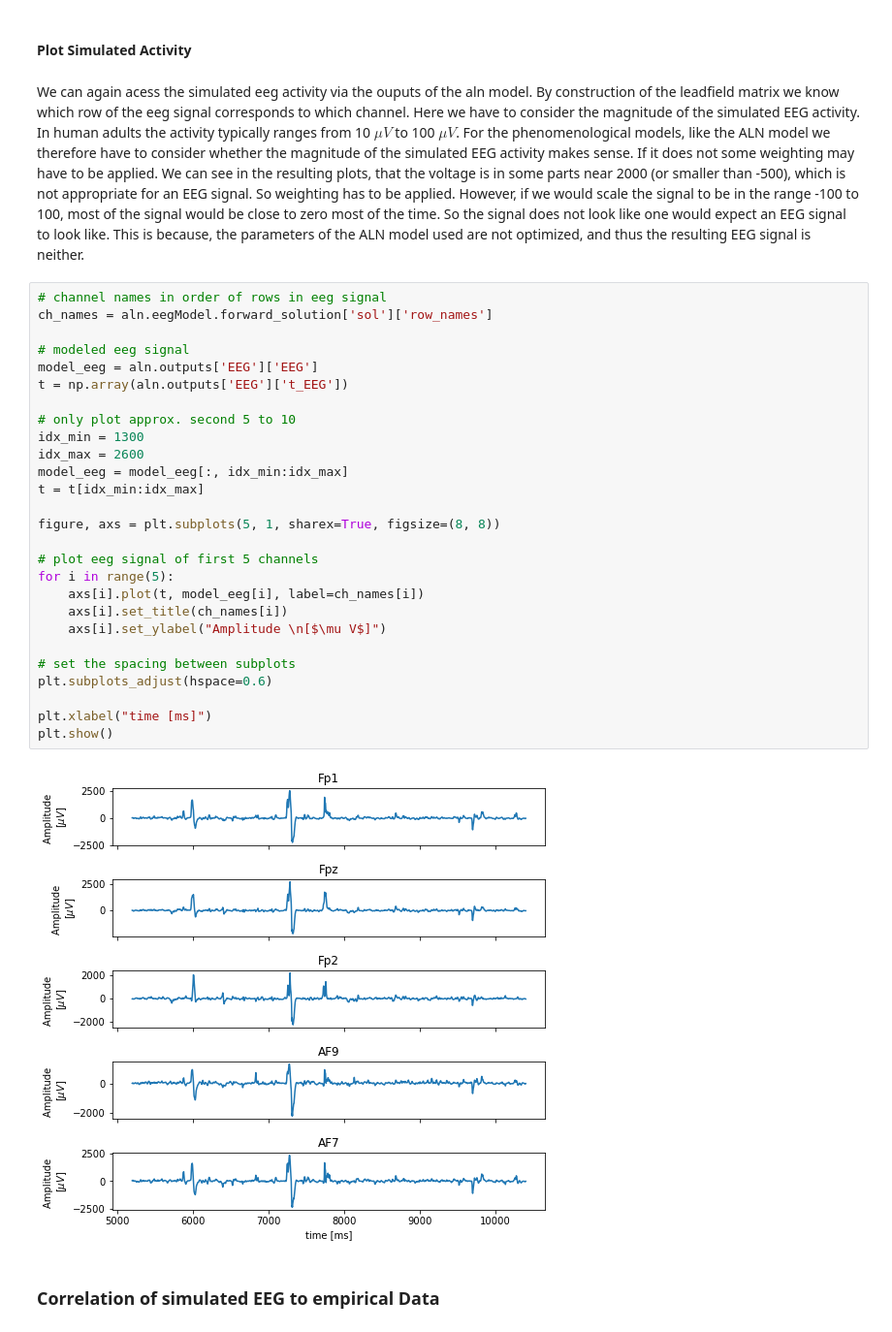
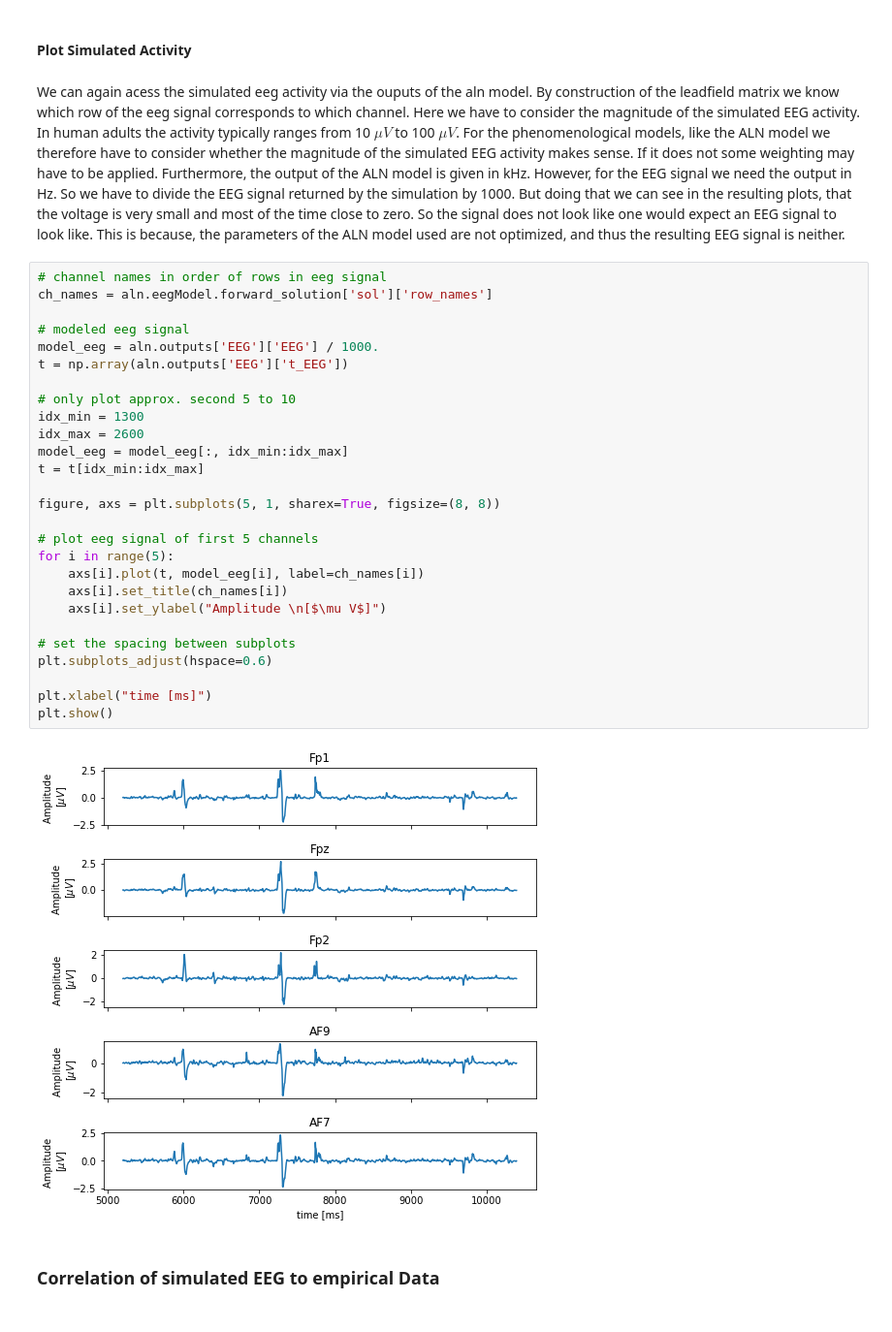
Before and after one commit to janakoe/neurolib, a Jupyter notebook: examples/example-0-aln-minimal.ipynb, the cells around one changed output. Shown at 97% size. Saved outputs shown, nothing was run; the diff lists cells and outputs as text.

```diff
--- a/examples/example-0-aln-minimal.ipynb
+++ b/examples/example-0-aln-minimal.ipynb
@@ -476,37 +495,37 @@ WARNING:root:Atlas doesn't start at 0, reindexing...
 # %% [markdown]
 We can again acess the simulated eeg activity via the ouputs of the aln model.
 By construction of the leadfield matrix we know which row of the eeg signal corresponds to which channel.
-Here we have to consider the magnitude of the simulated EEG activity. In human adults the activity typically ranges from 10 $\mu V$ to 100 $\mu V$. For the phenomenological models, like the ALN model we therefore have to consider whether the magnitude of the simulated EEG activity makes sense. If it does not some weighting may have to be applied.
-We can see in the resulting plots, that the voltage is in some parts near 2000 (or smaller than -500), which is not appropriate for an EEG signal. So weighting has to be applied. However, if we would scale the signal to be in the range -100 to 100, most of the signal would be close to zero most of the time. So the signal does not look like one would expect an EEG signal to look like. This is because, the parameters of the ALN model used are not optimized, and thus the resulting EEG signal is neither.
+Here we have to consider the magnitude of the simulated EEG activity. In human adults the activity typically ranges from 10 $\mu V$ to 100 $\mu V$. For the phenomenological models, like the ALN model we therefore have to consider whether the magnitude of the simulated EEG activity makes sense. If it does not some weighting may have to be applied. Furthermore, the output of the ALN model is given in kHz. However, for the EEG signal we need the output in Hz. So we have to divide the EEG signal returned by the simulation by 1000.
+But doing that we can see in the resulting plots, that the voltage is very small and most of the time close to zero. So the signal does not look like one would expect an EEG signal to look like. This is because, the parameters of the ALN model used are not optimized, and thus the resulting EEG signal is neither.
 # %%
 # channel names in order of rows in eeg signal
 ch_names = aln.eegModel.forward_solution['sol']['row_names']
 
 # modeled eeg signal
-model_eeg = aln.outputs['EEG']['EEG']
+model_eeg = aln.outputs['EEG']['EEG'] / 1000.
 t = np.array(aln.outputs['EEG']['t_EEG'])
 
 # only plot approx. second 5 to 10
 idx_min = 1300
 idx_max = 2600
 model_eeg = model_eeg[:, idx_min:idx_max]
 t = t[idx_min:idx_max]
 
 figure, axs = plt.subplots(5, 1, sharex=True, figsize=(8, 8))
 
 # plot eeg signal of first 5 channels
 for i in range(5):
     axs[i].plot(t, model_eeg[i], label=ch_names[i])
     axs[i].set_title(ch_names[i])
     axs[i].set_ylabel("Amplitude \n[$\mu V$]")
 
 # set the spacing between subplots
 plt.subplots_adjust(hspace=0.6)
 
 plt.xlabel("time [ms]")
 plt.show()
 # %% [output]
-[figure, old version]
+[figure, new version]
 # %% [markdown]
 ### Correlation of simulated EEG to empirical Data
 # %% [markdown]
```
Also changed, not shown: parts of 1 cell of this notebook, 2 other files.
